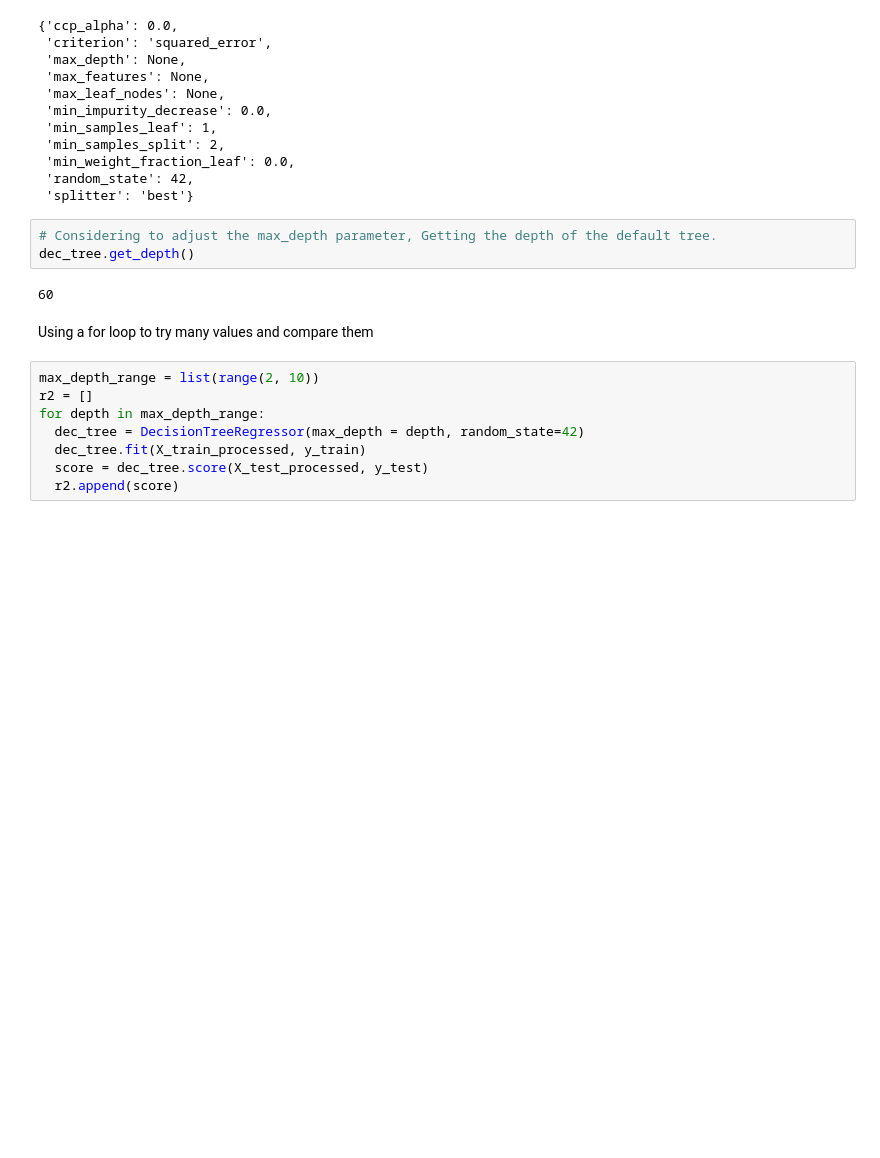
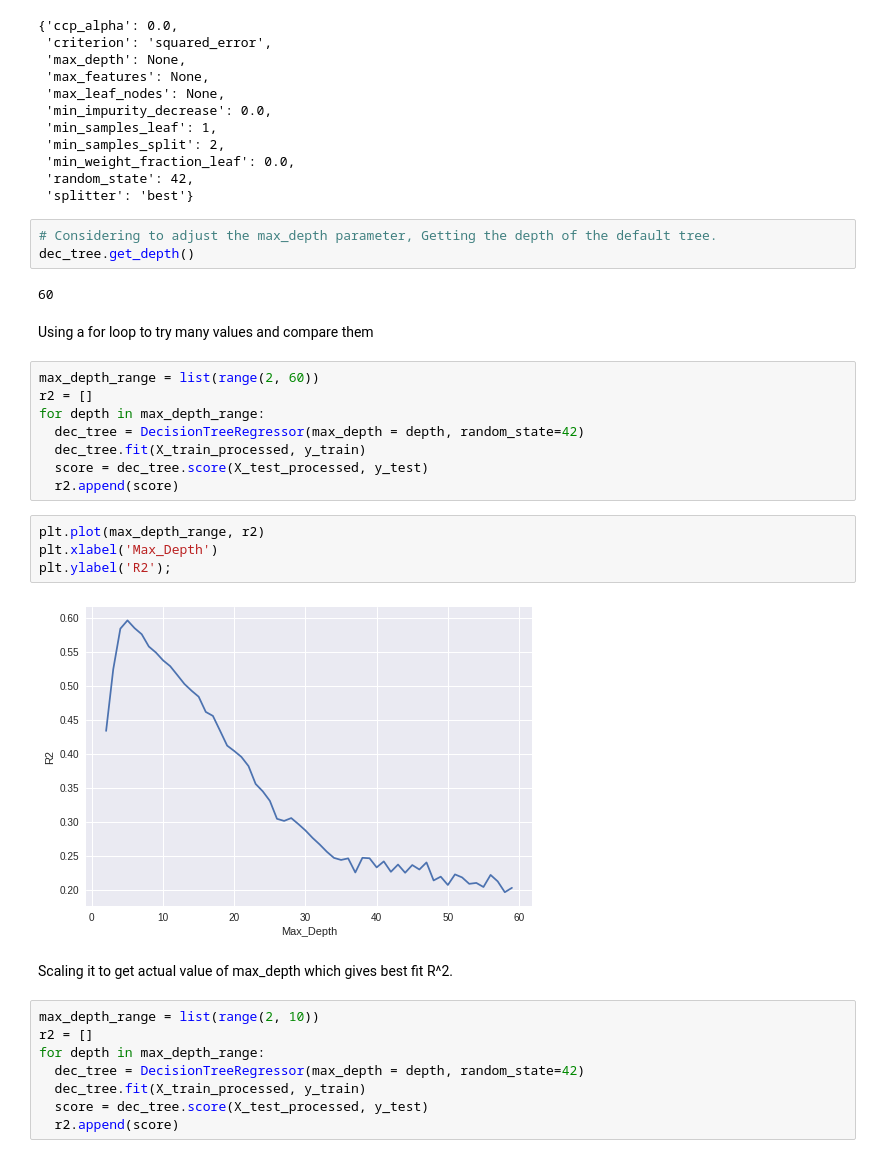
Before and after one commit to Ssendags/Food_Sales_Predictions, a Jupyter notebook: Ssendagire_Denis_Project_1_food_sales_prediction.ipynb, the cells around one changed output. Cells and saved outputs as stored; diff of their text form; blank space fills up the shorter version.

```diff
--- a/Ssendagire_Denis_Project_1_food_sales_prediction.ipynb
+++ b/Ssendagire_Denis_Project_1_food_sales_prediction.ipynb
@@ -579,6 +579,22 @@ dec_tree.get_depth()
 60
 # %% [markdown]
 Using a for loop to try many values and compare them
+# %%
+max_depth_range = list(range(2, 60))
+r2 = []
+for depth in max_depth_range:
+  dec_tree = DecisionTreeRegressor(max_depth = depth, random_state=42)
+  dec_tree.fit(X_train_processed, y_train)
+  score = dec_tree.score(X_test_processed, y_test)
+  r2.append(score)
+# %%
+plt.plot(max_depth_range, r2)
+plt.xlabel('Max_Depth')
+plt.ylabel('R2');
+# %% [output]
+[figure, added]
+# %% [markdown]
+Scaling it to get actual value of max_depth which gives best fit R^2.
 # %%
 max_depth_range = list(range(2, 10))
 r2 = []
```
Also changed, not shown: parts of 2 cells of this notebook.
